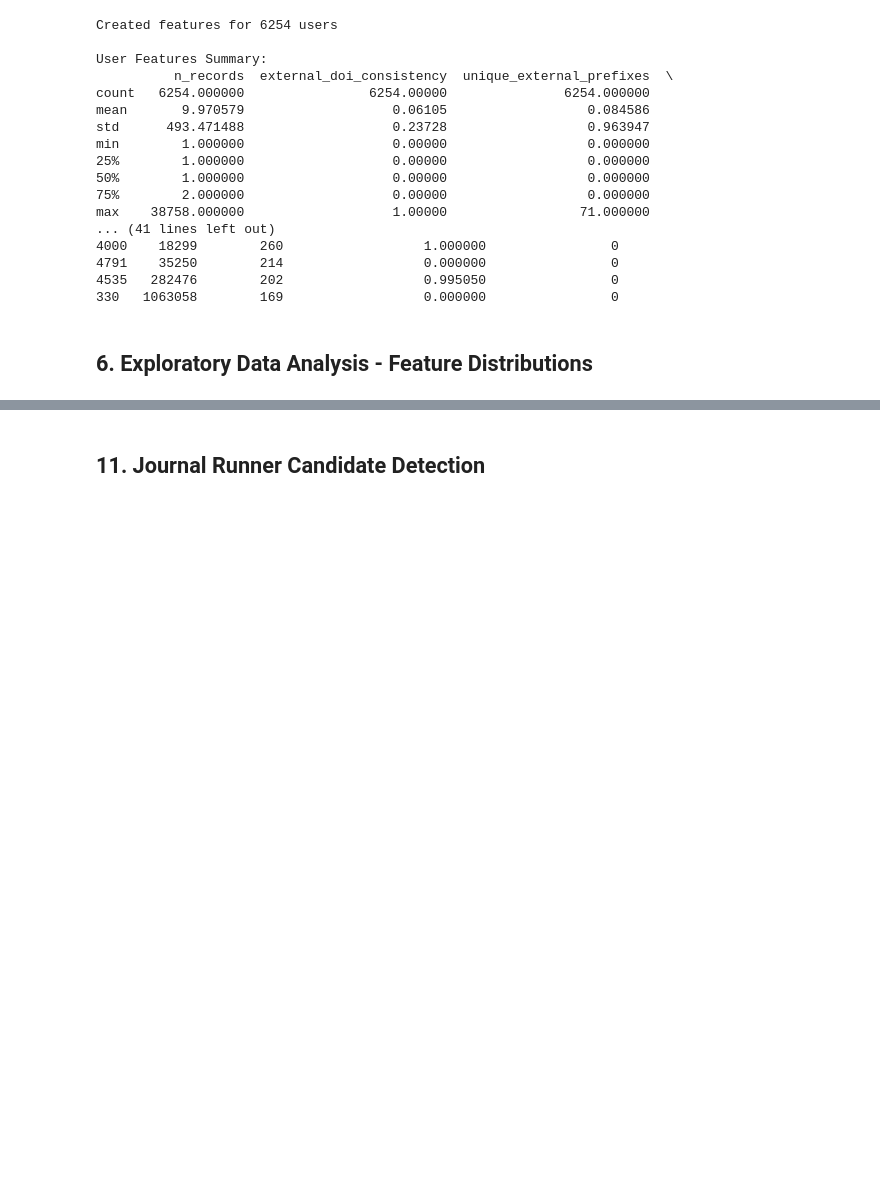
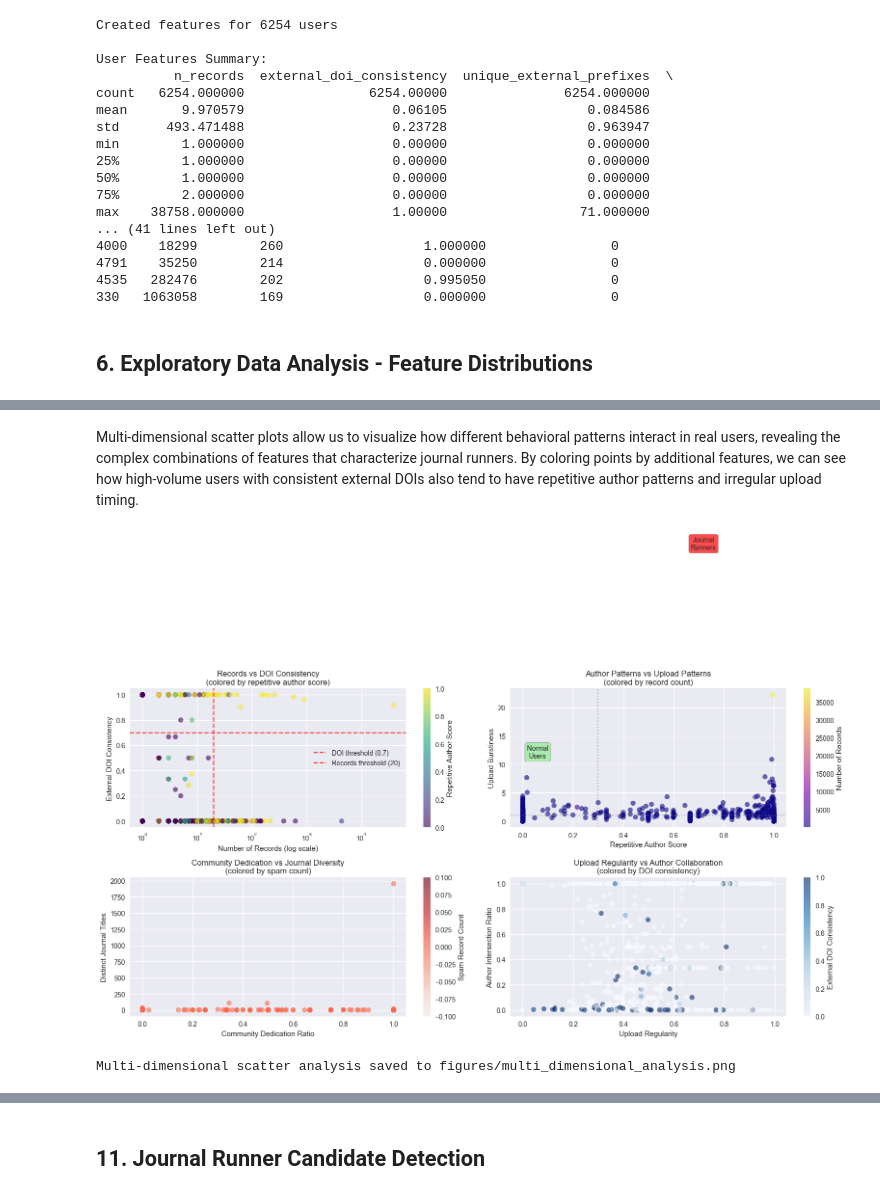
Before and after one commit to zenodo/journal-detect, a Jupyter notebook: eda_zenodo_journal_runners.ipynb, the cells around one changed output, grey strips where cells are left out. Drawn from its saved outputs; the diff is of its cells as text; code cells hidden in the pictures; blank space fills up the shorter version.

```diff
--- a/eda_zenodo_journal_runners.ipynb
+++ b/eda_zenodo_journal_runners.ipynb
@@ -622,0 +565,65 @@ Timeline for user 22270 saved to figures/timeline_user_22270.png
+# %% [markdown]
+Multi-dimensional scatter plots allow us to visualize how different behavioral patterns interact in real users, revealing the complex combinations of features that characterize journal runners. By coloring points by additional features, we can see how high-volume users with consistent external DOIs also tend to have repetitive author patterns and irregular upload timing.
+# %%
+fig, axes = plt.subplots(2, 2, figsize=(16, 12))
+
+# 1. Records vs External DOI consistency with multiple indicators
+scatter1 = axes[0,0].scatter(users_df['n_records'], users_df['external_doi_consistency'],
+                            c=users_df['no_repetitive_author_score'], cmap='viridis',
+                            alpha=0.6, s=50)
+axes[0,0].set_xlabel('Number of Records (log scale)')
+axes[0,0].set_ylabel('External DOI Consistency')
+axes[0,0].set_title('Records vs DOI Consistency\n(colored by repetitive author score)')
+axes[0,0].set_xscale('log')
+plt.colorbar(scatter1, ax=axes[0,0], label='Repetitive Author Score')
+
+# Add threshold lines
+axes[0,0].axhline(y=CONFIG['external_doi_consistency_threshold'], color='red', linestyle='--',
+                  alpha=0.7, label=f'DOI threshold ({CONFIG["external_doi_consistency_threshold"]})')
+axes[0,0].axvline(x=CONFIG['min_records_threshold'], color='red', linestyle='--',
+                  alpha=0.7, label=f'Records threshold ({CONFIG["min_records_threshold"]})')
+axes[0,0].legend()
+
+# 2. Author patterns vs upload patterns
+scatter2 = axes[0,1].scatter(users_df['no_repetitive_author_score'], users_df['burstiness'],
+                            c=users_df['n_records'], cmap='plasma',
+                            alpha=0.6, s=50)
+axes[0,1].set_xlabel('Repetitive Author Score')
+axes[0,1].set_ylabel('Upload Burstiness')
+axes[0,1].set_title('Author Patterns vs Upload Patterns\n(colored by record count)')
+plt.colorbar(scatter2, ax=axes[0,1], label='Number of Records')
+
+# Add interpretation quadrants
+axes[0,1].axhline(y=1, color='gray', linestyle=':', alpha=0.5)
+axes[0,1].axvline(x=0.3, color='gray', linestyle=':', alpha=0.5)
+axes[0,1].text(0.1, 0.5, 'Normal\nUsers', transform=axes[0,1].transAxes, ha='center',
+               bbox=dict(boxstyle="round,pad=0.3", facecolor="lightgreen", alpha=0.7))
+axes[0,1].text(0.7, 2, 'Journal\nRunners', transform=axes[0,1].transAxes, ha='center',
+               bbox=dict(boxstyle="round,pad=0.3", facecolor="red", alpha=0.7))
+
+# 3. Community dedication vs journal diversity
+scatter3 = axes[1,0].scatter(users_df['same_comm_ratio'], users_df['distinct_journal_title_cnt'],
+                            c=users_df['spam_record_cnt'], cmap='Reds',
+                            alpha=0.6, s=50)
+axes[1,0].set_xlabel('Community Dedication Ratio')
+axes[1,0].set_ylabel('Distinct Journal Titles')
+axes[1,0].set_title('Community Dedication vs Journal Diversity\n(colored by spam count)')
+plt.colorbar(scatter3, ax=axes[1,0], label='Spam Record Count')
+
+# 4. Upload regularity vs author intersection
+scatter4 = axes[1,1].scatter(users_df['upload_regularity'], users_df['author_intersection_ratio'],
+                            c=users_df['external_doi_consistency'], cmap='Blues',
+                            alpha=0.6, s=50)
+axes[1,1].set_xlabel('Upload Regularity')
+axes[1,1].set_ylabel('Author Intersection Ratio')
+axes[1,1].set_title('Upload Regularity vs Author Collaboration\n(colored by DOI consistency)')
+plt.colorbar(scatter4, ax=axes[1,1], label='External DOI Consistency')
+
+plt.tight_layout()
+plt.savefig('figures/multi_dimensional_analysis.png', dpi=300, bbox_inches='tight')
+plt.show()
+
+print("Multi-dimensional scatter analysis saved to figures/multi_dimensional_analysis.png")
+# %% [output]
+[figure, added]
+Multi-dimensional scatter analysis saved to figures/multi_dimensional_analysis.png
```
Also changed, not shown: parts of 35 cells of this notebook, 5 other files.
